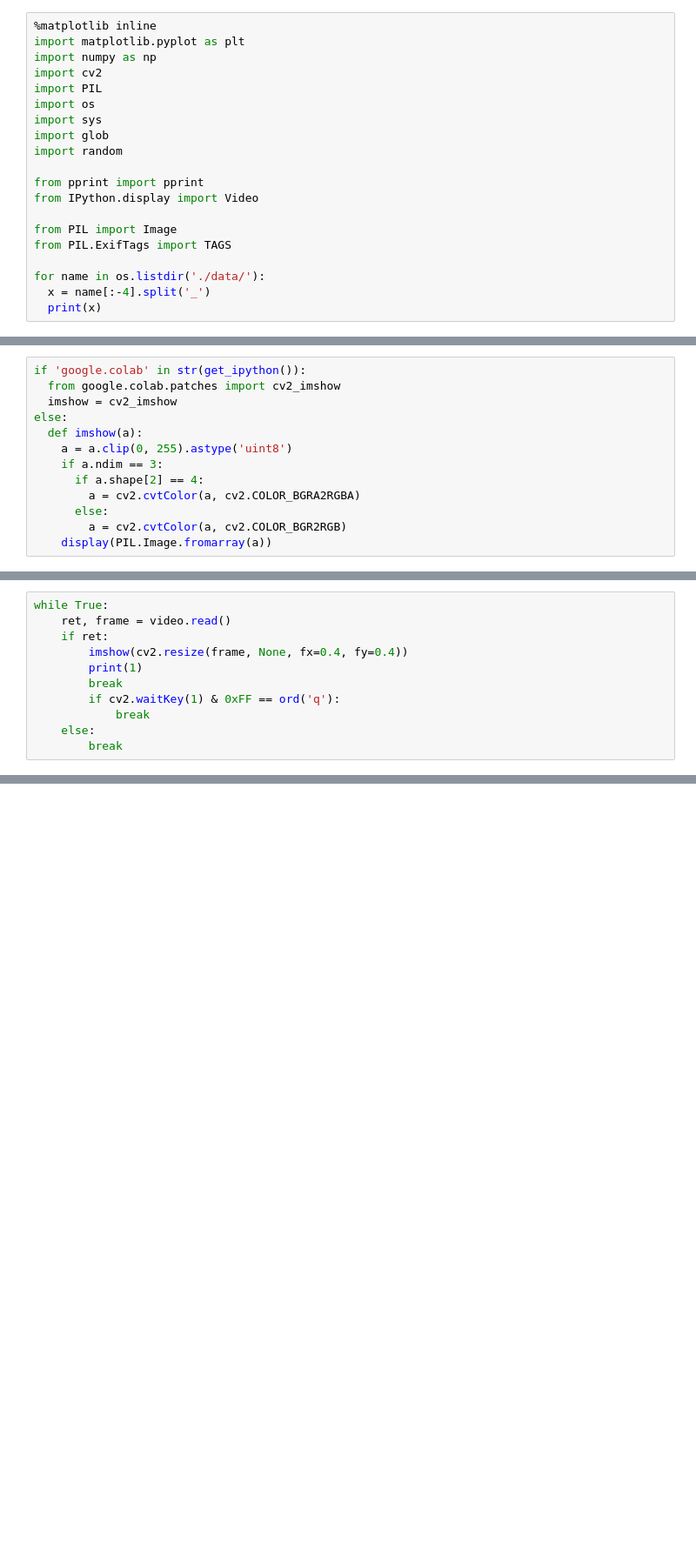
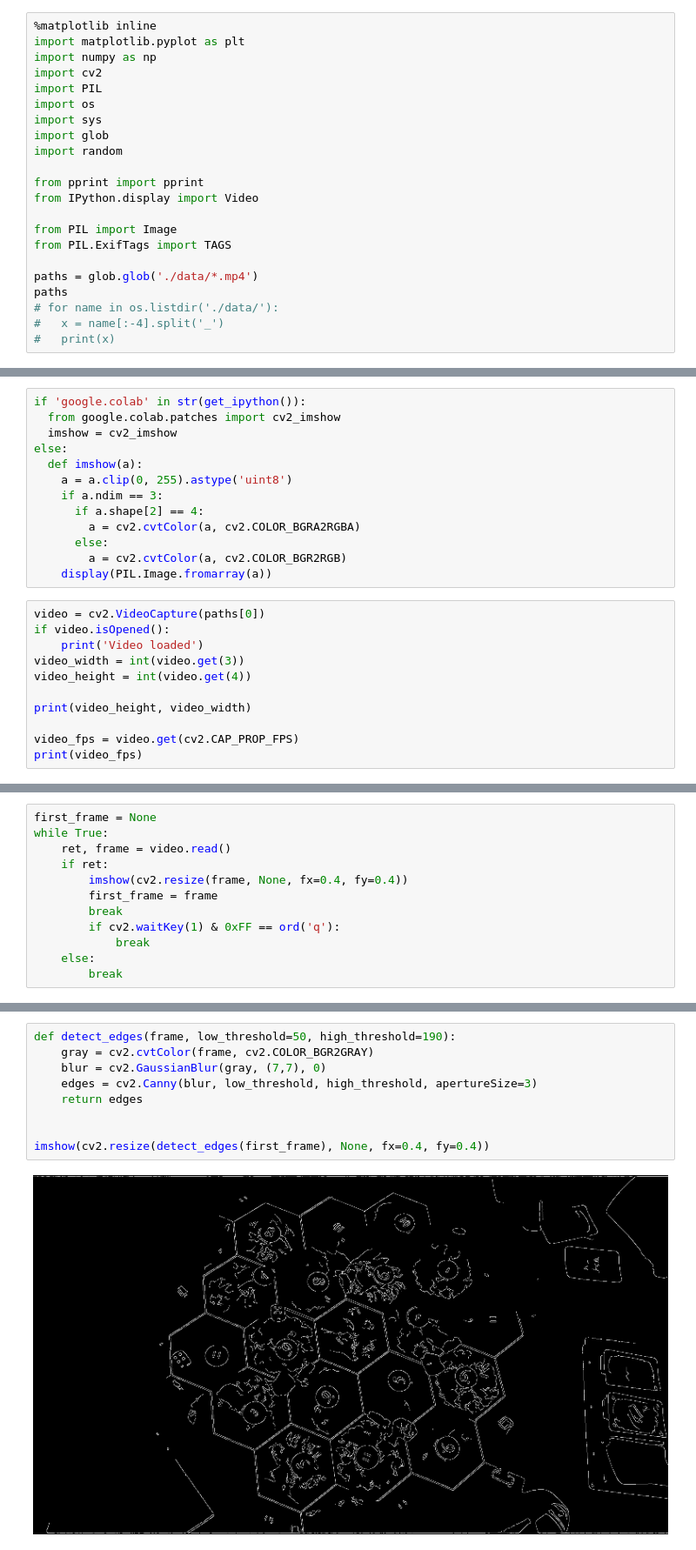
Before and after one commit to kordc/BoardGameTracking, a Jupyter notebook: analisys.ipynb, the cells around one changed output, grey strips where cells are left out. Shown at 87% size. Cells and saved outputs as stored; diff of their text form; blank space fills up the shorter version.

```diff
--- a/analisys.ipynb
+++ b/analisys.ipynb
@@ -23,7 +19,9 @@ from IPython.display import Video
 from PIL import Image
 from PIL.ExifTags import TAGS
 
-for name in os.listdir('./data/'):
-  x = name[:-4].split('_')
-  print(x)
+paths = glob.glob('./data/*.mp4')
+paths
+# for name in os.listdir('./data/'):
+#   x = name[:-4].split('_')
+#   print(x)
 # %% [output]
@@ -81,3 +57,14 @@ else:
       else:
         a = cv2.cvtColor(a, cv2.COLOR_BGR2RGB)
     display(PIL.Image.fromarray(a))
+# %%
+video = cv2.VideoCapture(paths[0])
+if video.isOpened():
+    print('Video loaded')
+video_width = int(video.get(3))
+video_height = int(video.get(4))
+
+print(video_height, video_width)
+
+video_fps = video.get(cv2.CAP_PROP_FPS)
+print(video_fps)
@@ -84,9 +77,10 @@ else:
 # %%
+first_frame = None
 while True:
     ret, frame = video.read()
     if ret:
         imshow(cv2.resize(frame, None, fx=0.4, fy=0.4))
-        print(1)
+        first_frame = frame
         break
         if cv2.waitKey(1) & 0xFF == ord('q'):
             break
@@ -97,0 +95,11 @@ while True:
+# %%
+def detect_edges(frame, low_threshold=50, high_threshold=190):
+    gray = cv2.cvtColor(frame, cv2.COLOR_BGR2GRAY)
+    blur = cv2.GaussianBlur(gray, (7,7), 0)
+    edges = cv2.Canny(blur, low_threshold, high_threshold, apertureSize=3)
+    return edges
+
+
+imshow(cv2.resize(detect_edges(first_frame), None, fx=0.4, fy=0.4))
+# %% [output]
+[figure, added]
```
Also changed, not shown: parts of 14 cells of this notebook.
